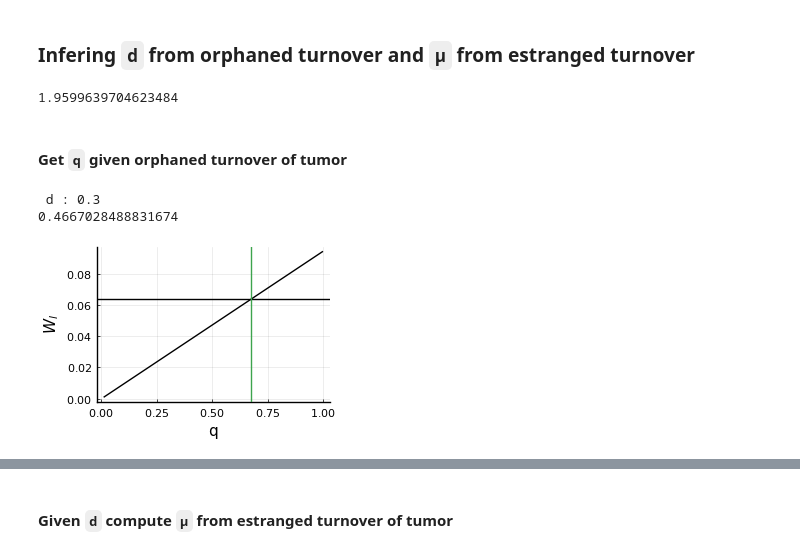
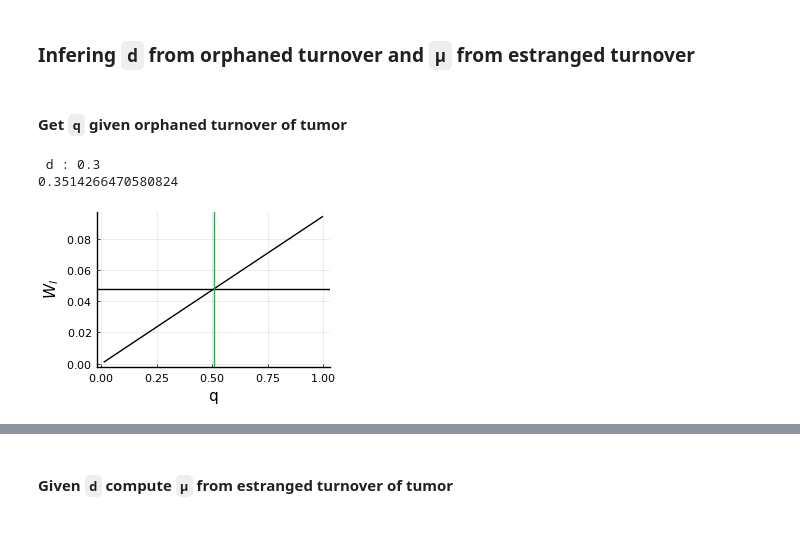
Before and after one commit to aangaji/Turnover, a Jupyter notebook: need_rework/inference_spatialdata.ipynb, the cells around one changed output, grey strips where cells are left out. Drawn from its saved outputs; the diff is of its cells as text; code cells hidden in the pictures.

```diff
--- a/inference_spatialdata.ipynb
+++ b/need_rework/inference_spatialdata.ipynb
@@ -54,24 +102,19 @@ estranged_turnover = map(estranged_tumors) do set
 ;
 # %% [markdown]
 ### Infering `d` from orphaned turnover and `μ` from estranged turnover
-# %%
-using Distributions, NLsolve, Roots
-z = nlsolve(x->cdf.(Normal(), x) .- 0.975, [1.]).zero[1]
-# %% [output]
-1.9599639704623484
 # %% [markdown]
 #### Get `q` given orphaned turnover of tumor
 # %%
 let W_l = orphaned_red_treeless(orphaned_tumor) |>
-                df -> sum(df.isorphaned)/sum(df.isgreen)
+                df -> sum(df.isorphaned)/sum(df.isgreen) |> mes2theory_orphaned
 
     qval = min(1., 2*log(Nthresh)*W_l)
     println(" d : ", d)
     println(qval * b)
     plot(0.01:0.01:1., q->W_orphaned(q;N=Nthresh), legend=:none, size=(300,200), c=:black, xlab=:q, ylab=L"W_l")
     hline!([W_l], c=:black); vline!([qval], lab="")
 end
 # %% [output]
  d : 0.3
-0.4667028488831674
+0.3514266470580824
-[figure, old version]
+[figure, new version]
```
Also changed, not shown: parts of 69 cells of this notebook, 48 other files.
